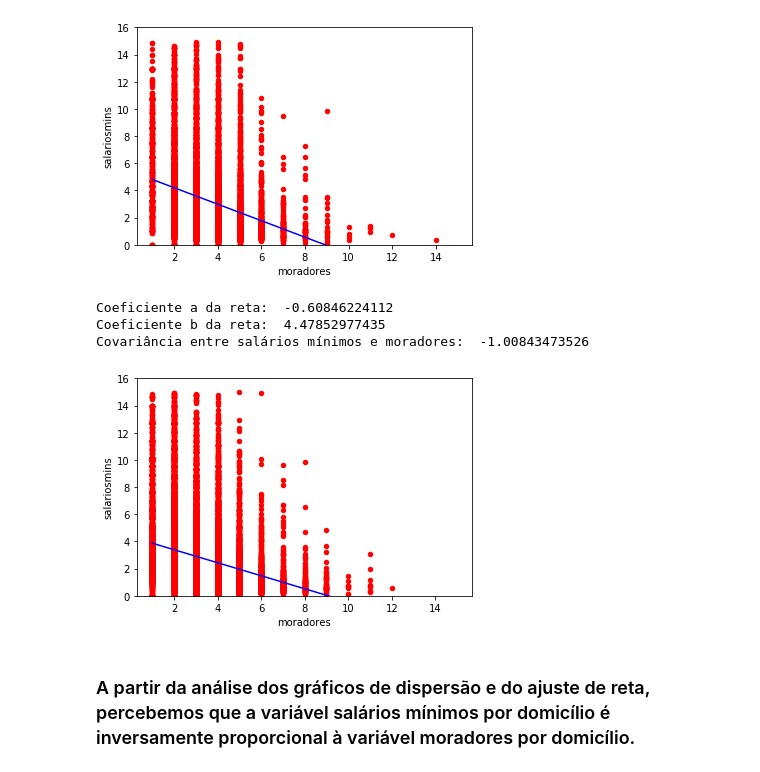
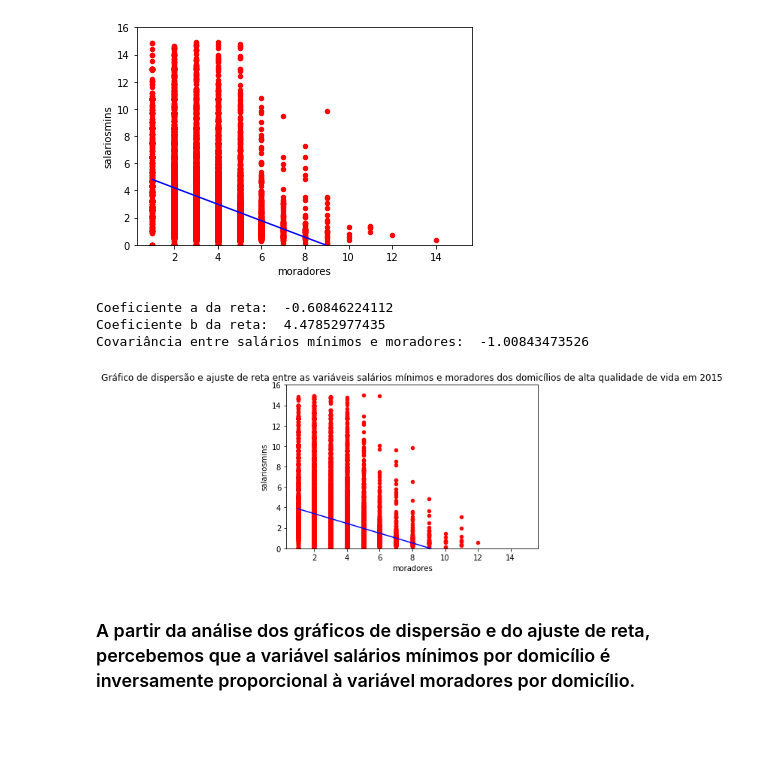
Before and after one commit to chends888/CD1S17, a Jupyter notebook: Projeto 1/Projeto1 Lucas Chen Alba - Final.ipynb, the cells around one changed output. Saved outputs shown, nothing was run; the diff lists cells and outputs as text; code cells hidden in the pictures; blank space fills up the shorter version.

```diff
--- a/Projeto 1/Projeto1 Lucas Chen Alba - Final.ipynb
+++ b/Projeto 1/Projeto1 Lucas Chen Alba - Final.ipynb
@@ -338,6 +338,7 @@ def scatter_and_line(dataframe, column1, column2):
 
     plt.plot((dataframe[column1].min(), dataframe[column2].max()), (b + a * dataframe[column1].min(), b + a * dataframe[column1].max()), color='blue')
     plt.ylim([0,16])
+    plt.title ('Gráfico de dispersão e ajuste de reta entre as variáveis salários mínimos e moradores dos domicílios de baixa qualidade de vida em 2009')
 
     print("Coeficiente a da reta: ", a)
     print("Coeficiente b da reta: ", b)
@@ -366,6 +367,7 @@ def scatter_and_line(dataframe, column1, column2):
 
     plt.plot((dataframe[column1].min(), dataframe[column2].max()), (b + a * dataframe[column1].min(), b + a * dataframe[column1].max()), color='blue')
     plt.ylim([0,16])
+    plt.title ('Gráfico de dispersão e ajuste de reta entre as variáveis salários mínimos e moradores dos domicílios de baixa qualidade de vida em 2009')
 
     print("Coeficiente a da reta: ", a)
     print("Coeficiente b da reta: ", b)
@@ -395,6 +397,7 @@ def scatter_and_line(dataframe, column1, column2):
 
     plt.plot((dataframe[column1].min(), dataframe[column2].max()), (b + a * dataframe[column1].min(), b + a * dataframe[column1].max()), color='blue')
     plt.ylim([0,16])
+    plt.title ('Gráfico de dispersão e ajuste de reta entre as variáveis salários mínimos e moradores dos domicílios de baixa qualidade de vida em 2015')
 
 
     print("Coeficiente a da reta: ", a)
@@ -425,6 +428,8 @@ def scatter_and_line(dataframe, column1, column2):
 
     plt.plot((dataframe[column1].min(), dataframe[column2].max()), (b + a * dataframe[column1].min(), b + a * dataframe[column1].max()), color='blue')
     plt.ylim([0,16])
+    plt.title ('Gráfico de dispersão e ajuste de reta entre as variáveis salários mínimos e moradores dos domicílios de alta qualidade de vida em 2009')
+
 
     print("Coeficiente a da reta: ", a)
     print("Coeficiente b da reta: ", b)
@@ -441,30 +446,31 @@ Covariância entre salários mínimos e moradores:  -1.07971607064
 # %%
 #Utilizando o exemplo do Fábio de ajuste de reta:
 
 def scatter_and_line(dataframe, column1, column2):
     """ Recebe um dataframe e o nome de suas duas colunas, e faz
         o scatterplot dos dois e tenta achar a reta de tendência
     """
     a = dataframe[column1].cov(dataframe[column2]) / dataframe[column1].var()
     b = dataframe[column2].mean() - a * dataframe[column1].mean()
     cov = dataframe[column1].cov(dataframe[column2])
 
     dataframe.plot.scatter(x=column1, y=column2, color='red')
 
     plt.plot((dataframe[column1].min(), dataframe[column2].max()), (b + a * dataframe[column1].min(), b + a * dataframe[column1].max()), color='blue')
     plt.ylim([0,16])
+    plt.title ('Gráfico de dispersão e ajuste de reta entre as variáveis salários mínimos e moradores dos domicílios de alta qualidade de vida em 2015')
 
     print("Coeficiente a da reta: ", a)
     print("Coeficiente b da reta: ", b)
     print("Covariância entre salários mínimos e moradores: ", cov)
 
 
 scatter_and_line(altaquali2015, "moradores", "salariosmins")
 # %% [output]
 Coeficiente a da reta:  -0.60846224112
 Coeficiente b da reta:  4.47852977435
 Covariância entre salários mínimos e moradores:  -1.00843473526
-[figure, old version]
+[figure, new version]
 # %% [markdown]
 ### A partir da análise dos gráficos de dispersão e do ajuste de reta, percebemos que a variável salários mínimos por domicílio é inversamente proporcional à variável moradores por domicílio.
 # %% [markdown]
```
Also changed, not shown: parts of 1 cell of this notebook.
